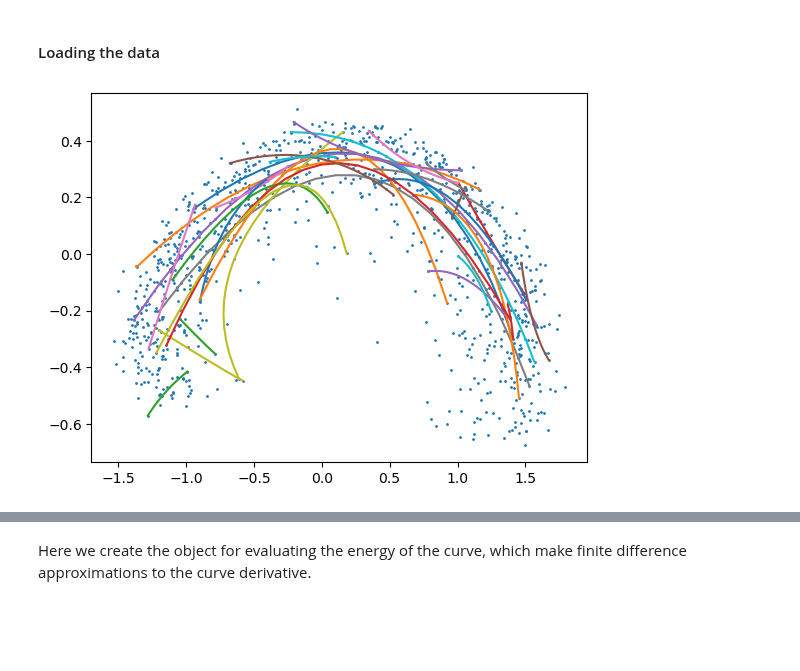
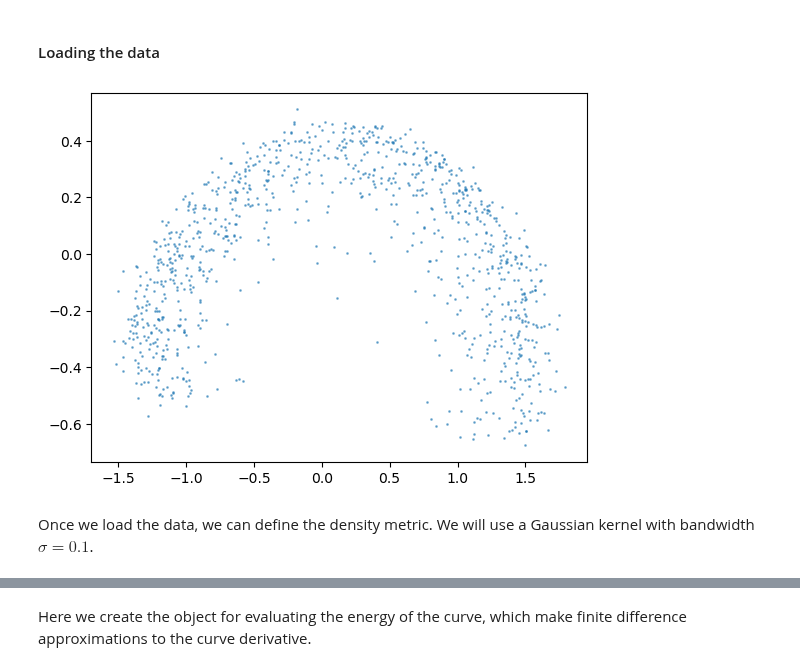
Before and after one commit to fablos/geo_latte, a Jupyter notebook: icra/my_tutorial.ipynb, the cells around one changed output, grey strips where cells are left out. Cells and saved outputs as stored; diff of their text form; code cells hidden in the pictures; blank space fills up the shorter version.

```diff
--- a/icra/my_tutorial.ipynb
+++ b/icra/my_tutorial.ipynb
@@ -77,24 +78,12 @@ Although it only requires access to unnormalized densities, the main drawback is
 # %%
 toydata = np.load('data/toybanana.npy')
 data = torch.from_numpy(toydata).to(dtype=torch.float32)  # 992x2
 num_curves = 30
 N, D = data.shape
 curve_indices = torch.randint(data.shape[0], (num_curves, 2))  # (num_curves) x 2
+plt.scatter(data[:, 0], data[:, 1], s=1, alpha=0.5)
+plt.show()
+# %% [output]
+[figure, added]
-# %%
-dm = DensityMetric(data, 0.1)
-dm_energy = lambda model, curve: dm.curve_energy(curve.points())
-
-plt.scatter(data[:, 0], data[:, 1], s=1)
-## Plot random geodesics
-num_curves = 30
-curve_indices = torch.randint(data.shape[0], (num_curves, 2))  # (num_curves) x 2
-with tqdm(range(num_curves)) as pbar:
-    for k in pbar:
-        i = curve_indices[k, 0]
-        j = curve_indices[k, 1]
-        c = Poly2(data[i], data[j], 20)
-        connecting_geodesic(dm, c, energy_fun = dm_energy, max_iter = 200)
-        c.plot('-')
-plt.show()
-# %% [output]
-[figure, removed]
+# %% [markdown]
+Once we load the data, we can define the density metric. We will use a Gaussian kernel with bandwidth $\sigma=0.1$.
```
Also changed, not shown: parts of 4 cells of this notebook, 1 other file.
